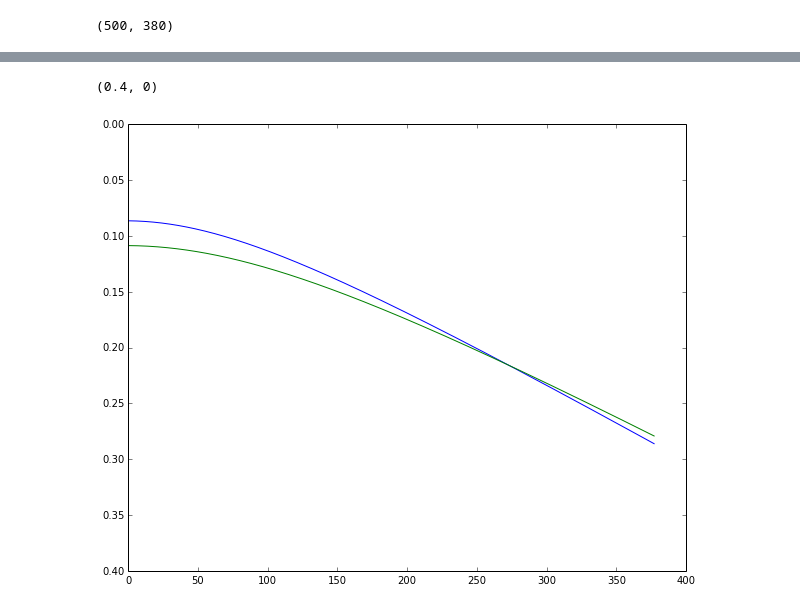
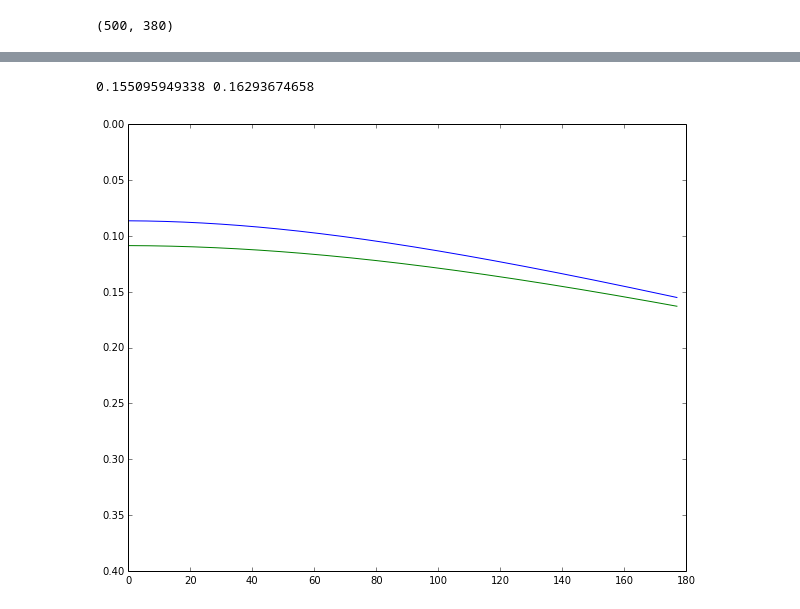
Before and after one commit to stuliveshere/SimplePyRay, a Jupyter notebook: src/Seismic Processing 101.ipynb, the cells around one changed output, grey strips where cells are left out. Saved outputs shown, nothing was run; the diff lists cells and outputs as text; code cells hidden in the pictures.

```diff
--- a/src/Seismic Processing 101.ipynb
+++ b/src/Seismic Processing 101.ipynb
@@ -357,27 +357,28 @@ su.writeSU(data, "record.su")
 # %%
 
 #top of coals will be 2*(time(a) + time(b))
 sx = 120
-gx = np.arange(122,500)
+gx = np.arange(122,300)
 z0, z1, z2, z3 = 20., 40., 20., 100.
 v0, v1, v2, v3 = 800., 2200., 1800., 2400.
 h = (gx - sx)/2.
 i1 = np.arctan(h/(z0+z1))
 l_a = z0/np.cos(i1)
 l_b = z1/np.cos(i1)
 t_ab = (l_a/v0) + (l_b/v1)
 tt_1 = t_ab*2
 
 i2 = np.arctan(h/(z0+z1+z2))
 l_c = z0/np.cos(i2)
 l_d = z1/np.cos(i2)
 l_e = z2/np.cos(i2)
 t_cde = (l_c/v0) + (l_d/v1) + (l_e/v2)
 tt_2 = t_cde*2
 
 plot(tt_1)
 plot(tt_2)
 ylim([0.4,0])
+print tt_1[-1], tt_2[-1]
 # %% [output]
-(0.4, 0)
+0.155095949338 0.16293674658
-[figure, old version]
+[figure, new version]
```
Also changed, not shown: parts of 1 cell of this notebook, 1 other file.
